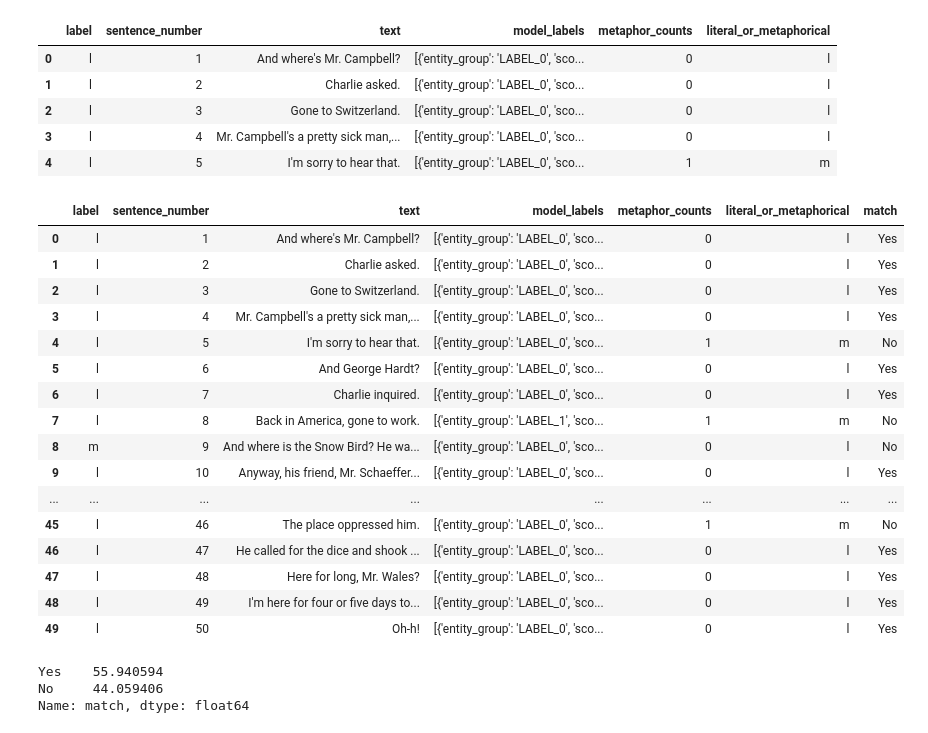
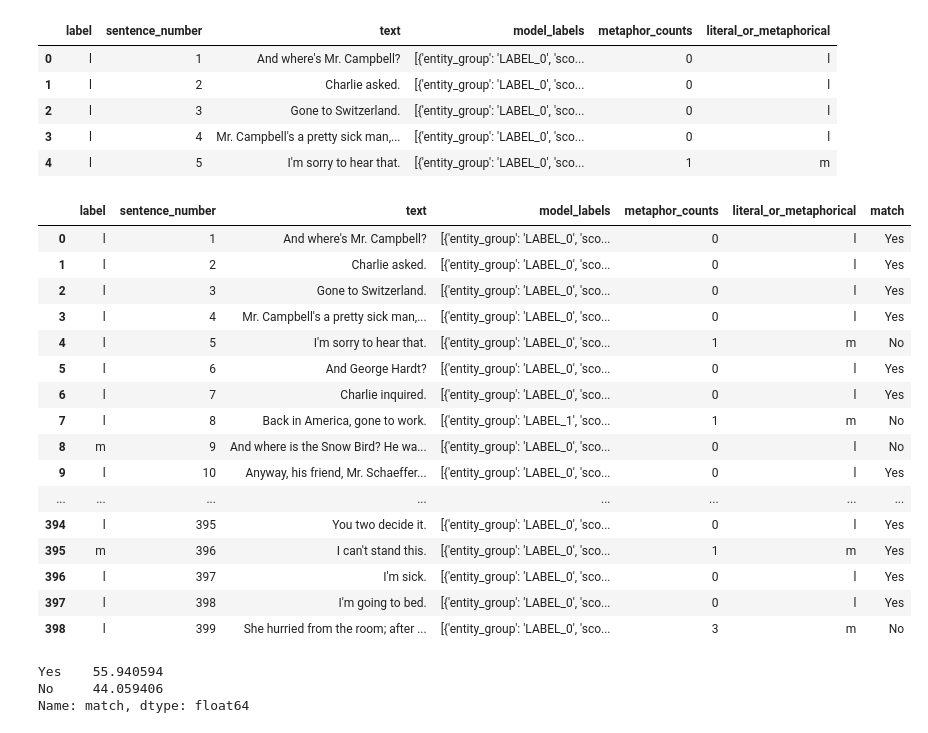
Before and after one commit to kspicer80/metaphor_playground, a Jupyter notebook: model_testing.ipynb, the cells around one changed output. Cells and saved outputs as stored; diff of their text form; code cells hidden in the pictures.

```diff
--- a/model_testing.ipynb
+++ b/model_testing.ipynb
@@ -49,26 +49,27 @@ df.head()
 | 4 | l | 5 | I'm sorry to hear that. | [{'entity_group': 'LABEL_0', 'sco... | 1 | m |
 # %%
 df['match'] = np.where(df['label'] == df['literal_or_metaphorical'], 'Yes', 'No')
-# %%
-df.head(50)
-# %% [output]
-|  | label | sentence_number | text | model_labels | metaphor_counts | literal_or_metaphorical | match |
-| 0 | l | 1 | And where's Mr. Campbell? | [{'entity_group': 'LABEL_0', 'sco... | 0 | l | Yes |
-| 1 | l | 2 | Charlie asked. | [{'entity_group': 'LABEL_0', 'sco... | 0 | l | Yes |
-| 2 | l | 3 | Gone to Switzerland. | [{'entity_group': 'LABEL_0', 'sco... | 0 | l | Yes |
-| 3 | l | 4 | Mr. Campbell's a pretty sick man,... | [{'entity_group': 'LABEL_0', 'sco... | 0 | l | Yes |
-| 4 | l | 5 | I'm sorry to hear that. | [{'entity_group': 'LABEL_0', 'sco... | 1 | m | No |
-| 5 | l | 6 | And George Hardt? | [{'entity_group': 'LABEL_0', 'sco... | 0 | l | Yes |
-| 6 | l | 7 | Charlie inquired. | [{'entity_group': 'LABEL_0', 'sco... | 0 | l | Yes |
-| 7 | l | 8 | Back in America, gone to work. | [{'entity_group': 'LABEL_1', 'sco... | 1 | m | No |
-| 8 | m | 9 | And where is the Snow Bird? He wa... | [{'entity_group': 'LABEL_0', 'sco... | 0 | l | No |
-| 9 | l | 10 | Anyway, his friend, Mr. Schaeffer... | [{'entity_group': 'LABEL_0', 'sco... | 0 | l | Yes |
-| ... | ... | ... | ... | ... | ... | ... | ... |
-| 45 | l | 46 | The place oppressed him. | [{'entity_group': 'LABEL_0', 'sco... | 1 | m | No |
-| 46 | l | 47 | He called for the dice and shook ... | [{'entity_group': 'LABEL_0', 'sco... | 0 | l | Yes |
-| 47 | l | 48 | Here for long, Mr. Wales? | [{'entity_group': 'LABEL_0', 'sco... | 0 | l | Yes |
-| 48 | l | 49 | I'm here for four or five days to... | [{'entity_group': 'LABEL_0', 'sco... | 0 | l | Yes |
-| 49 | l | 50 | Oh-h! | [{'entity_group': 'LABEL_0', 'sco... | 0 | l | Yes |
+# %%
+pd.set_option('display.max_rows', 750)
+df
+# %% [output]
+|  | label | sentence_number | text | model_labels | metaphor_counts | literal_or_metaphorical | match |
+| 0 | l | 1 | And where's Mr. Campbell? | [{'entity_group': 'LABEL_0', 'sco... | 0 | l | Yes |
+| 1 | l | 2 | Charlie asked. | [{'entity_group': 'LABEL_0', 'sco... | 0 | l | Yes |
+| 2 | l | 3 | Gone to Switzerland. | [{'entity_group': 'LABEL_0', 'sco... | 0 | l | Yes |
+| 3 | l | 4 | Mr. Campbell's a pretty sick man,... | [{'entity_group': 'LABEL_0', 'sco... | 0 | l | Yes |
+| 4 | l | 5 | I'm sorry to hear that. | [{'entity_group': 'LABEL_0', 'sco... | 1 | m | No |
+| 5 | l | 6 | And George Hardt? | [{'entity_group': 'LABEL_0', 'sco... | 0 | l | Yes |
+| 6 | l | 7 | Charlie inquired. | [{'entity_group': 'LABEL_0', 'sco... | 0 | l | Yes |
+| 7 | l | 8 | Back in America, gone to work. | [{'entity_group': 'LABEL_1', 'sco... | 1 | m | No |
+| 8 | m | 9 | And where is the Snow Bird? He wa... | [{'entity_group': 'LABEL_0', 'sco... | 0 | l | No |
+| 9 | l | 10 | Anyway, his friend, Mr. Schaeffer... | [{'entity_group': 'LABEL_0', 'sco... | 0 | l | Yes |
+| ... | ... | ... | ... | ... | ... | ... | ... |
+| 394 | l | 395 | You two decide it. | [{'entity_group': 'LABEL_0', 'sco... | 0 | l | Yes |
+| 395 | m | 396 | I can't stand this. | [{'entity_group': 'LABEL_0', 'sco... | 1 | m | Yes |
+| 396 | l | 397 | I'm sick. | [{'entity_group': 'LABEL_0', 'sco... | 0 | l | Yes |
+| 397 | l | 398 | I'm going to bed. | [{'entity_group': 'LABEL_0', 'sco... | 0 | l | Yes |
+| 398 | l | 399 | She hurried from the room; after ... | [{'entity_group': 'LABEL_0', 'sco... | 3 | m | No |
 # %%
 counts = df['match'].value_counts(normalize=True) * 100
 counts
```
Also changed, not shown: 1 other file.
